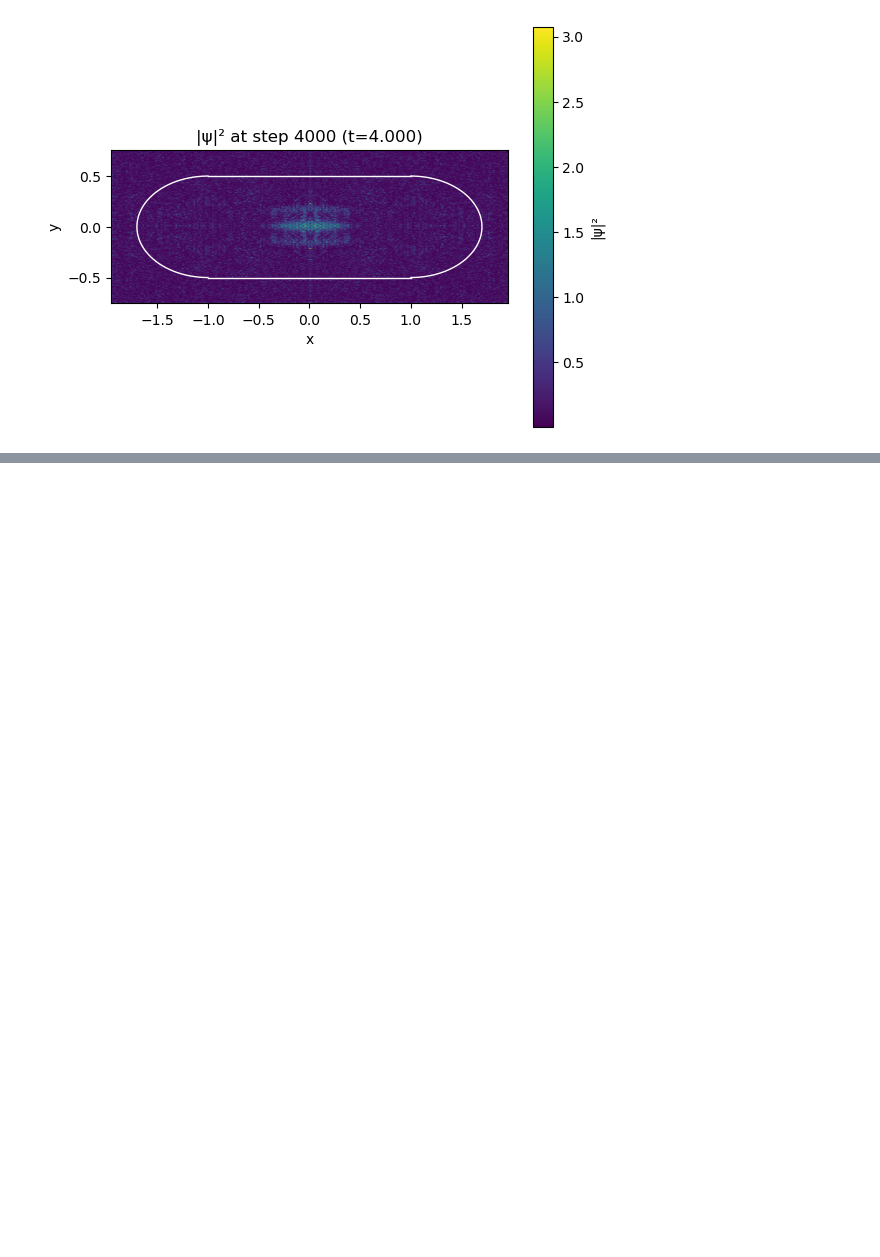
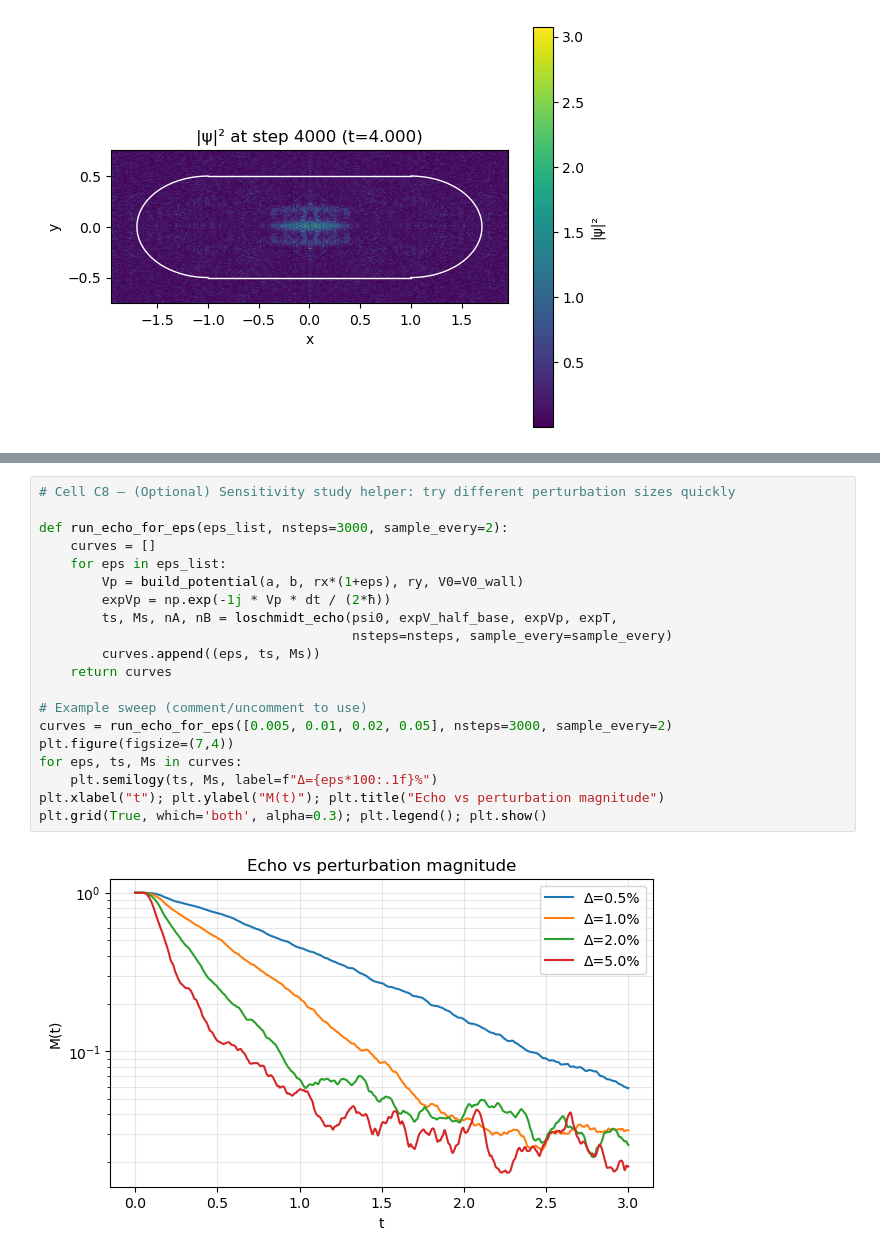
Before and after one commit to OmidZJ/HE-381-Team-Assignment-1, a Jupyter notebook: main.ipynb, the cells around one changed output, grey strips where cells are left out. Cells and saved outputs as stored; diff of their text form; blank space fills up the shorter version.

```diff
--- a/main.ipynb
+++ b/main.ipynb
@@ -1169,0 +1661,22 @@ for s, n in zip(snaps, when):
+# %%
+# Cell C8 — (Optional) Sensitivity study helper: try different perturbation sizes quickly
+
+def run_echo_for_eps(eps_list, nsteps=3000, sample_every=2):
+    curves = []
+    for eps in eps_list:
+        Vp = build_potential(a, b, rx*(1+eps), ry, V0=V0_wall)
+        expVp = np.exp(-1j * Vp * dt / (2*ħ))
+        ts, Ms, nA, nB = loschmidt_echo(psi0, expV_half_base, expVp, expT,
+                                        nsteps=nsteps, sample_every=sample_every)
+        curves.append((eps, ts, Ms))
+    return curves
+
+# Example sweep (comment/uncomment to use)
+curves = run_echo_for_eps([0.005, 0.01, 0.02, 0.05], nsteps=3000, sample_every=2)
+plt.figure(figsize=(7,4))
+for eps, ts, Ms in curves:
+    plt.semilogy(ts, Ms, label=f"Δ={eps*100:.1f}%")
+plt.xlabel("t"); plt.ylabel("M(t)"); plt.title("Echo vs perturbation magnitude")
+plt.grid(True, which='both', alpha=0.3); plt.legend(); plt.show()
+# %% [output]
+[figure, added]
```
Also changed, not shown: parts of 16 cells of this notebook.
